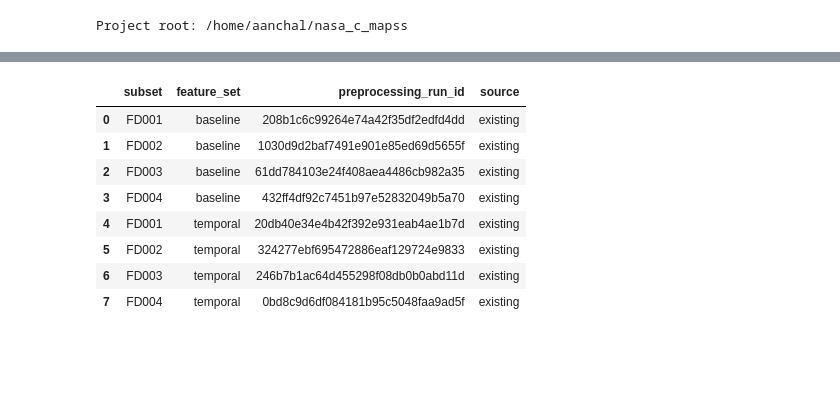
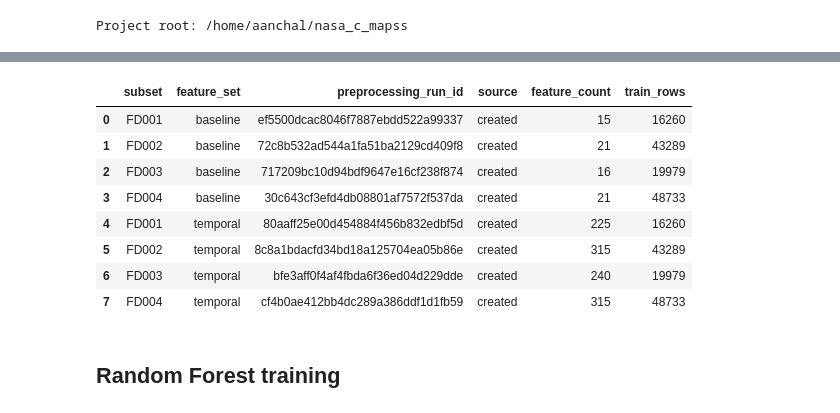
Before and after one commit to AanchalA/NASA-CMAPSS-TurboEngine-RUL, a Jupyter notebook: code/src/training/run_model_experiments.ipynb, the cells around one changed output, grey strips where cells are left out. Saved outputs shown, nothing was run; the diff lists cells and outputs as text; code cells hidden in the pictures; blank space fills up the shorter version.

```diff
--- a/code/src/training/run_model_experiments.ipynb
+++ b/code/src/training/run_model_experiments.ipynb
@@ -45,25 +45,18 @@ from src.training.evaluation.model_evaluation_metrics import evaluate_prediction
 SUBSETS = ('FD001', 'FD002', 'FD003', 'FD004')
 RAW_DATA_DIR = PROJECT_ROOT / 'Data' / 'CMAPSSData'
 PROCESSED_DATA_DIR = PROJECT_ROOT / 'Data' / 'processed'
-RUL_CAP = 125
 
 RUN_TESTS = True
+RUN_PREPROCESSING = True
 RUN_TRAINING = True
-
-RUN_TEMPORAL_PREPROCESSING = False
 # %%
-BASELINE_PREPROCESSING_RUN_IDS = {
-    'FD001': '208b1c6c99264e74a42f35df2edfd4dd',
-    'FD002': '1030d9d2baf7491e901e85ed69d5655f',
-    'FD003': '61dd784103e24f408aea4486cb982a35',
-    'FD004': '432ff4df92c7451b97e52832049b5a70',
+# When RUN_PREPROCESSING is False, populate these with runs produced by the life-ratio preprocessing pipeline.
+BASELINE_PREPROCESSING_RUN_IDS = {}
+TEMPORAL_PREPROCESSING_RUN_IDS = {}
+
+preprocessing_run_ids = {
+    **{(subset, 'baseline'): run_id for subset, run_id in BASELINE_PREPROCESSING_RUN_IDS.items()},
+    **{(subset, 'temporal'): run_id for subset, run_id in TEMPORAL_PREPROCESSING_RUN_IDS.items()},
 }
-
-preprocessing_run_ids = {(subset, 'baseline'): run_id for subset, run_id in BASELINE_PREPROCESSING_RUN_IDS.items()}
-
-preprocessing_results = [{'subset': subset,
-                          'feature_set': 'baseline',
-                          'preprocessing_run_id': run_id,
-                          'source': 'existing'}
-                         for subset, run_id in BASELINE_PREPROCESSING_RUN_IDS.items()]
+preprocessing_results = []
 # %%
@@ -105,14 +127,28 @@ if RUN_TEMPORAL_PREPROCESSING:
-# %%
-pd.DataFrame(preprocessing_results)
-# %% [output]
-|  | subset | feature_set | preprocessing_run_id | source |
-| 0 | FD001 | baseline | 208b1c6c99264e74a42f35df2edfd4dd | existing |
-| 1 | FD002 | baseline | 1030d9d2baf7491e901e85ed69d5655f | existing |
-| 2 | FD003 | baseline | 61dd784103e24f408aea4486cb982a35 | existing |
-| 3 | FD004 | baseline | 432ff4df92c7451b97e52832049b5a70 | existing |
-| 4 | FD001 | temporal | 20db40e34e4b42f392e931eab4ae1b7d | existing |
-| 5 | FD002 | temporal | 324277ebf695472886eaf129724e9833 | existing |
-| 6 | FD003 | temporal | 246b7b1ac64d455298f08db0b0abd11d | existing |
-| 7 | FD004 | temporal | 0bd8c9d6df084181b95c5048faa9ad5f | existing |
+# %%
+required_preprocessing_runs = {
+    (subset, feature_set)
+    for subset in SUBSETS
+    for feature_set in ('baseline', 'temporal')
+}
+missing_runs = required_preprocessing_runs - preprocessing_run_ids.keys()
+if missing_runs:
+    raise RuntimeError(
+        'Missing life-ratio preprocessing runs. Enable RUN_PREPROCESSING or '
+        f'provide run IDs for: {sorted(missing_runs)}'
+    )
+
+pd.DataFrame(preprocessing_results)
+# %% [output]
+|  | subset | feature_set | preprocessing_run_id | source | feature_count | train_rows |
+| 0 | FD001 | baseline | ef5500dcac8046f7887ebdd522a99337 | created | 15 | 16260 |
+| 1 | FD002 | baseline | 72c8b532ad544a1fa51ba2129cd409f8 | created | 21 | 43289 |
+| 2 | FD003 | baseline | 717209bc10d94bdf9647e16cf238f874 | created | 16 | 19979 |
+| 3 | FD004 | baseline | 30c643cf3efd4db08801af7572f537da | created | 21 | 48733 |
+| 4 | FD001 | temporal | 80aaff25e00d454884f456b832edbf5d | created | 225 | 16260 |
+| 5 | FD002 | temporal | 8c8a1bdacfd34bd18a125704ea05b86e | created | 315 | 43289 |
+| 6 | FD003 | temporal | bfe3aff0f4af4fbda6f36ed04d229dde | created | 240 | 19979 |
+| 7 | FD004 | temporal | cf4b0ae412bb4dc289a386ddf1d1fb59 | created | 315 | 48733 |
+# %% [markdown]
+## Random Forest training
 # %%
 training_results = []
```
Also changed, not shown: parts of 21 cells of this notebook, 29 other files.
